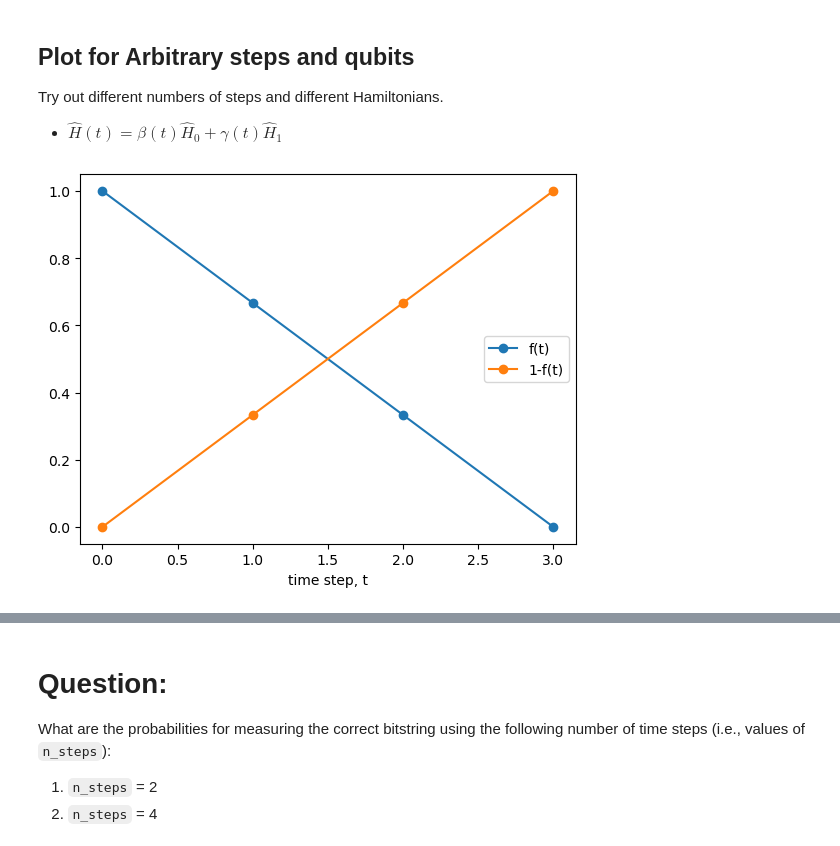
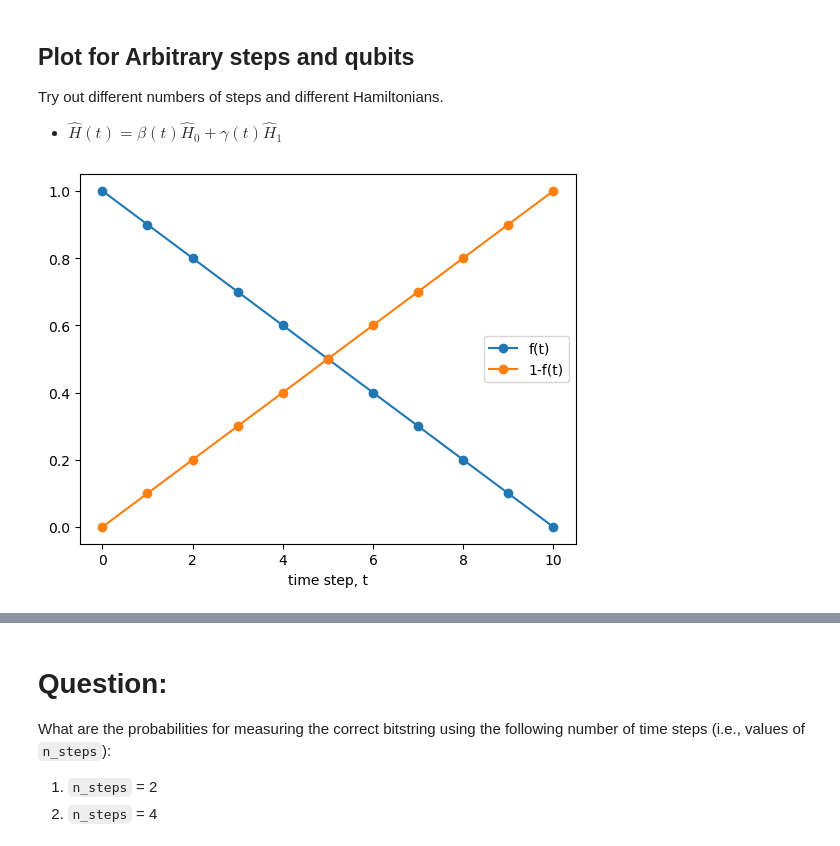
Before and after one commit to FlanagG21/QuantumSoftware, a Jupyter notebook: assignments/submission_adibatic/adiabatic.ipynb, the cells around one changed output, grey strips where cells are left out. Drawn from its saved outputs; the diff is of its cells as text; code cells hidden in the pictures.

```diff
--- a/assignments/submission_adibatic/adiabatic.ipynb
+++ b/assignments/submission_adibatic/adiabatic.ipynb
@@ -398,19 +398,19 @@ ham = build_1d_Hamiltonian(N=3, Jval=1)
 ham.mu[0] = 1.2
 # %%
 # create the adiabatic parameters
-n_steps = 3
+n_steps = 10
 beta = []
 gamma = []
 for i in range(n_steps+1):
     beta.append(1-i/n_steps)
     gamma.append(i/n_steps)
 
 plt.plot(beta, label="f(t)", marker="o")
 plt.plot(gamma, label="1-f(t)", marker="o");
 plt.xlabel("time step, t")
 plt.legend();
 # %% [output]
-[figure, old version]
+[figure, new version]
 # %%
 # Create the quantum circuit
 
```
Also changed, not shown: parts of 6 cells of this notebook.
